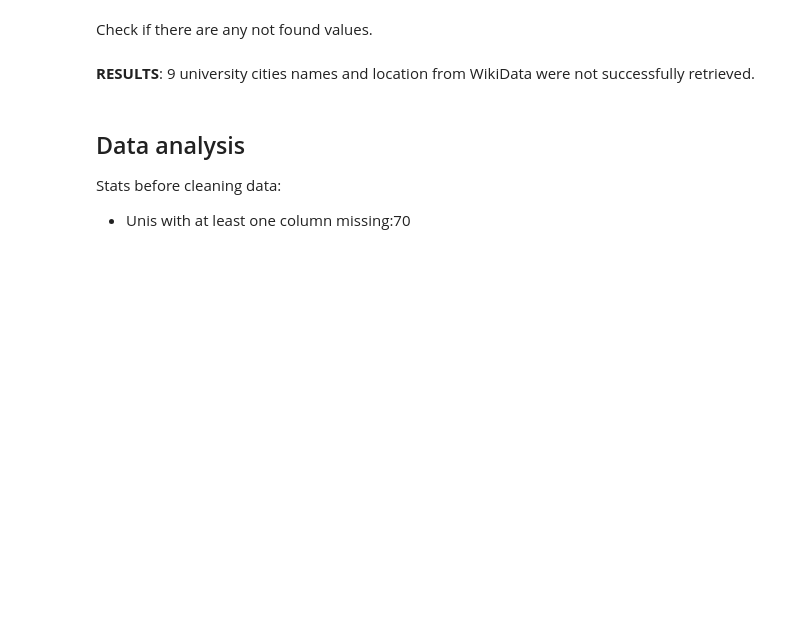
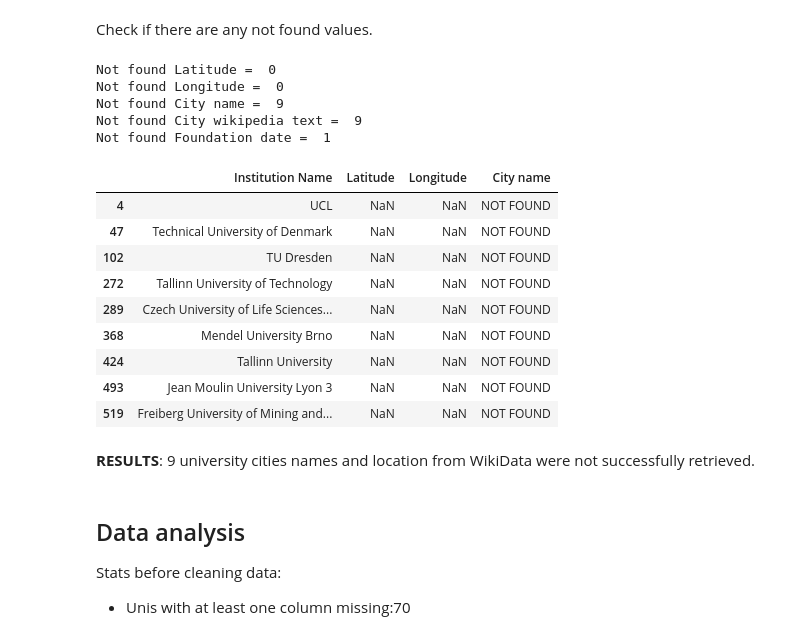
Before and after one commit to ikirovska/PRI-project, a Jupyter notebook: milestone_1/scripts/main.ipynb, the cells around one changed output. Saved outputs shown, nothing was run; the diff lists cells and outputs as text; code cells hidden in the pictures; blank space fills up the shorter version.

```diff
--- a/milestone_1/scripts/main.ipynb
+++ b/milestone_1/scripts/main.ipynb
@@ -412,23 +388,41 @@ Check if there are any not found values.
 # %%
 import pandas as pd
 import json
 
 wikidata_base_url = "https://www.wikidata.org/w/rest.php/wikibase/v0/entities/items/"
 df_path = "../datasets/04_Universities_with_city_wikipedia_page.csv"
 
 df = pd.read_csv(df_path)
 
 not_found_lat = df[(df["Latitude"] is None) or (df["Latitude"] == "NOT FOUND")]
 not_found_long = df[(df["Longitude"] is None) or (df["Longitude"] == "NOT FOUND")]
 not_found_city_name = df[(df["City name"] is None) or (df["City name"] == "NOT FOUND")]
 not_found_city_wiki = df[(df["City wikipedia text"] is None) or (df["City wikipedia text"] == "NOT FOUND")]
+not_found_foundation_date = df[(df["Foundation date"] is None) or (df["Foundation date"] == "NOT FOUND")]
 
 print("Not found Latitude = ", len(not_found_lat))
 print("Not found Longitude = ", len(not_found_long))
 print("Not found City name = ", len(not_found_city_name ))
 print("Not found City wikipedia text = ", len(not_found_city_wiki))
+print("Not found Foundation date = ", len(not_found_foundation_date))
 
 not_found_city_name[["Institution Name", "Latitude", "Longitude", "City name"]]
+# %% [output]
+Not found Latitude =  0
+Not found Longitude =  0
+Not found City name =  9
+Not found City wikipedia text =  9
+Not found Foundation date =  1
+|  | Institution Name | Latitude | Longitude | City name |
+| 4 | UCL | NaN | NaN | NOT FOUND |
+| 47 | Technical University of Denmark | NaN | NaN | NOT FOUND |
+| 102 | TU Dresden | NaN | NaN | NOT FOUND |
+| 272 | Tallinn University of Technology | NaN | NaN | NOT FOUND |
+| 289 | Czech University of Life Sciences... | NaN | NaN | NOT FOUND |
+| 368 | Mendel University Brno | NaN | NaN | NOT FOUND |
+| 424 | Tallinn University | NaN | NaN | NOT FOUND |
+| 493 | Jean Moulin University Lyon 3 | NaN | NaN | NOT FOUND |
+| 519 | Freiberg University of Mining and... | NaN | NaN | NOT FOUND |
 # %% [markdown]
 **RESULTS**: 9 university cities names and location from WikiData were not successfully retrieved.
 # %% [markdown]
```
Also changed, not shown: parts of 10 cells of this notebook, 7 other files.
